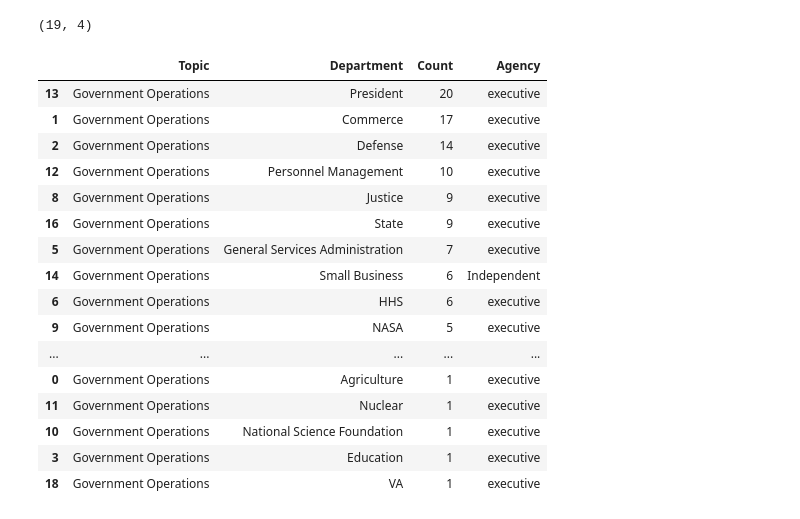
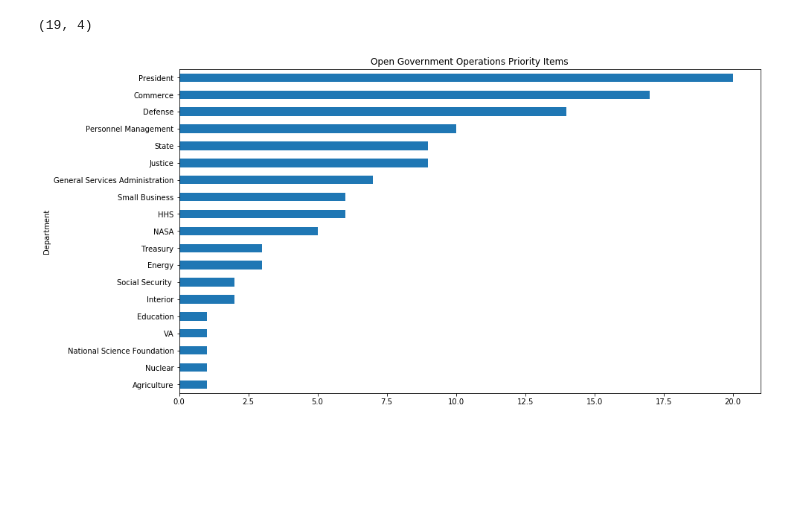
Before and after one commit to maijaliisa/studio-projects, a Jupyter notebook: code/GOA_Report/GAO /by_main_topic.ipynb, the cells around one changed output. Cells and saved outputs as stored; diff of their text form; code cells hidden in the pictures; blank space fills up the shorter version.

```diff
--- a/code/GOA_Report/GAO /by_main_topic.ipynb
+++ b/code/GOA_Report/GAO /by_main_topic.ipynb
@@ -45,23 +32,8 @@ df_gov = df[df['Topic'] == 'Government Operations']
 df_gov.shape
 # %% [output]
 (19, 4)
-# %%
-df_gov.sort_values(by='Count', ascending=False)
-# %% [output]
-|  | Topic | Department | Count | Agency |
-| 13 | Government Operations | President | 20 | executive |
-| 1 | Government Operations | Commerce | 17 | executive |
-| 2 | Government Operations | Defense | 14 | executive |
-| 12 | Government Operations | Personnel Management | 10 | executive |
-| 8 | Government Operations | Justice | 9 | executive |
-| 16 | Government Operations | State | 9 | executive |
-| 5 | Government Operations | General Services Administration | 7 | executive |
-| 14 | Government Operations | Small Business | 6 | Independent |
-| 6 | Government Operations | HHS | 6 | executive |
-| 9 | Government Operations | NASA | 5 | executive |
-| ... | ... | ... | ... | ... |
-| 0 | Government Operations | Agriculture | 1 | executive |
-| 11 | Government Operations | Nuclear | 1 | executive |
-| 10 | Government Operations | National Science Foundation | 1 | executive |
-| 3 | Government Operations | Education | 1 | executive |
-| 18 | Government Operations | VA | 1 | executive |
+# %%
+df_gov.sort_values(by='Count', ascending=True).plot(x='Department',y='Count',kind='barh',figsize=(14,8),legend=False, title="Open Government Operations Priority Items")
+plt.savefig('OpenGovernmentOperations.svg')
+# %% [output]
+[figure, added]
```
Also changed, not shown: parts of 4 cells of this notebook, 7 other files.
